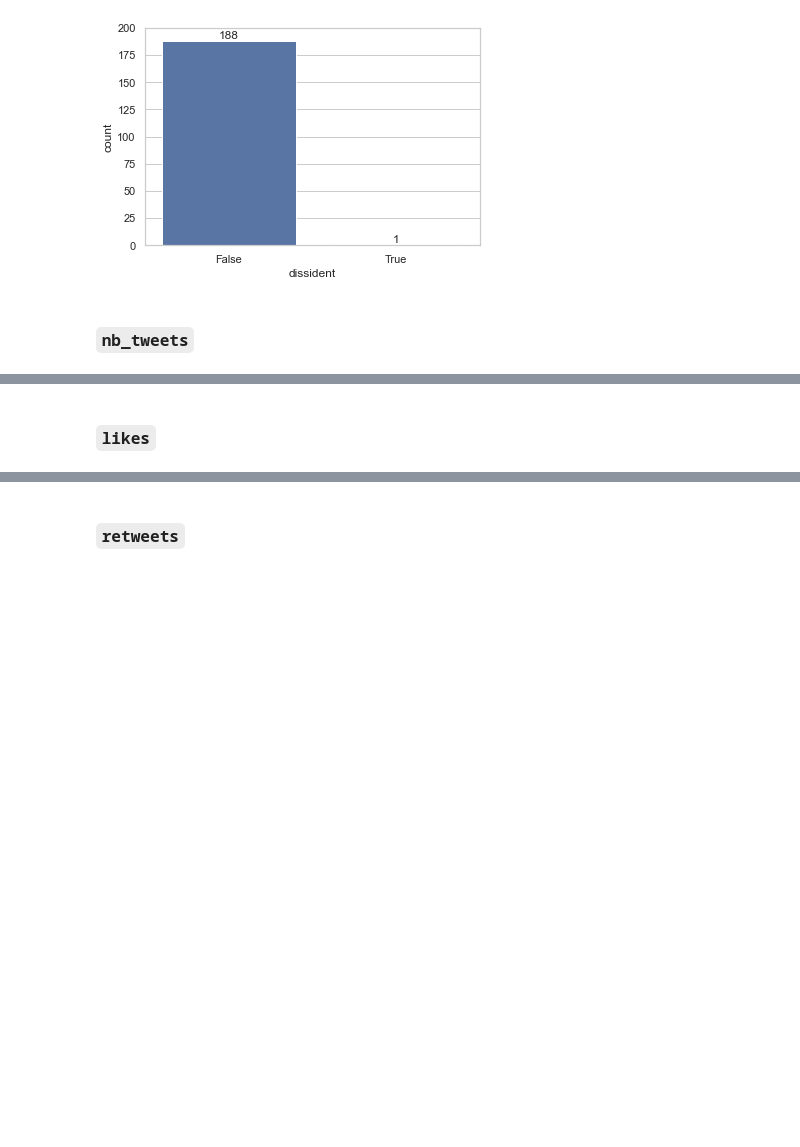
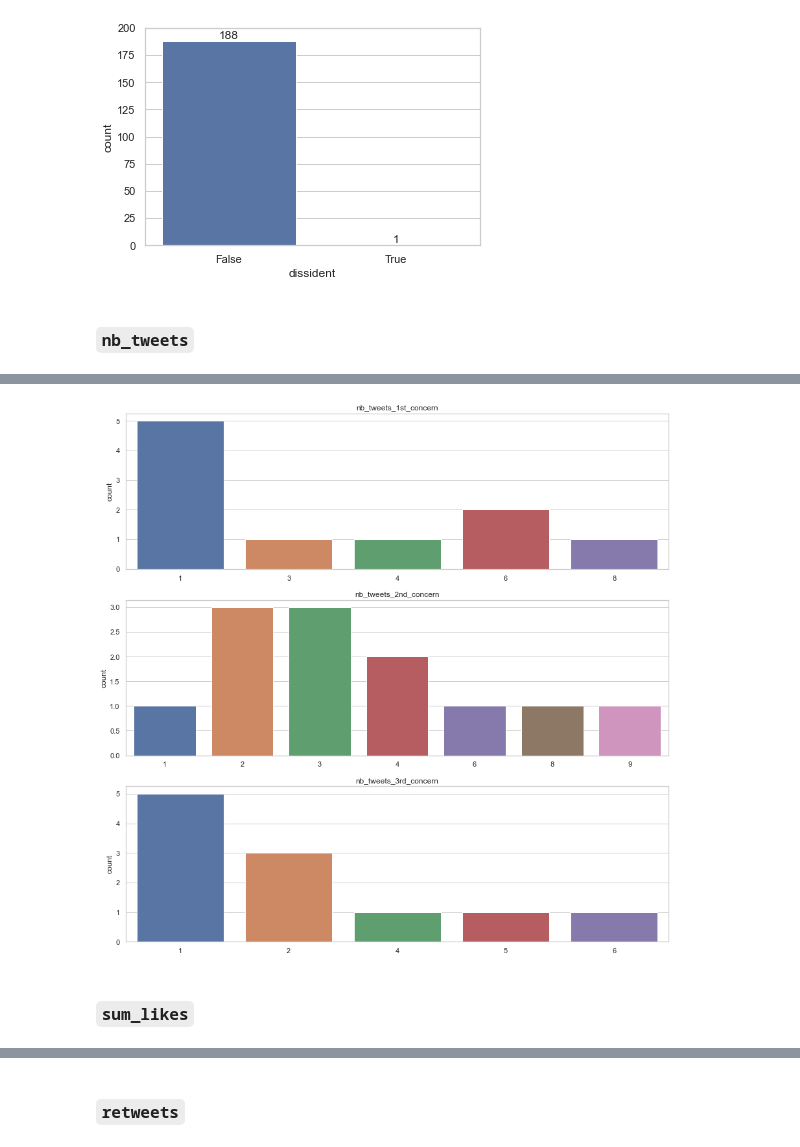
Before and after one commit to Antoine101/ElecTweets, a Jupyter notebook: model_exploration_vEva.ipynb, the cells around one changed output, grey strips where cells are left out. Saved outputs shown, nothing was run; the diff lists cells and outputs as text; code cells hidden in the pictures; blank space fills up the shorter version.

```diff
--- a/model_exploration_vEva.ipynb
+++ b/model_exploration_vEva.ipynb
@@ -122,2 +144,7 @@ plt.show()
+# %%
+columnsToPlot = ["nb_tweets_1st_concern", "nb_tweets_2nd_concern", "nb_tweets_3rd_concern"]
+subplotsFromColumns(columnsToPlot)
+# %% [output]
+[figure, added]
 # %% [markdown]
-### `likes`
+### `sum_likes`
```
Also changed, not shown: parts of 13 cells of this notebook.
